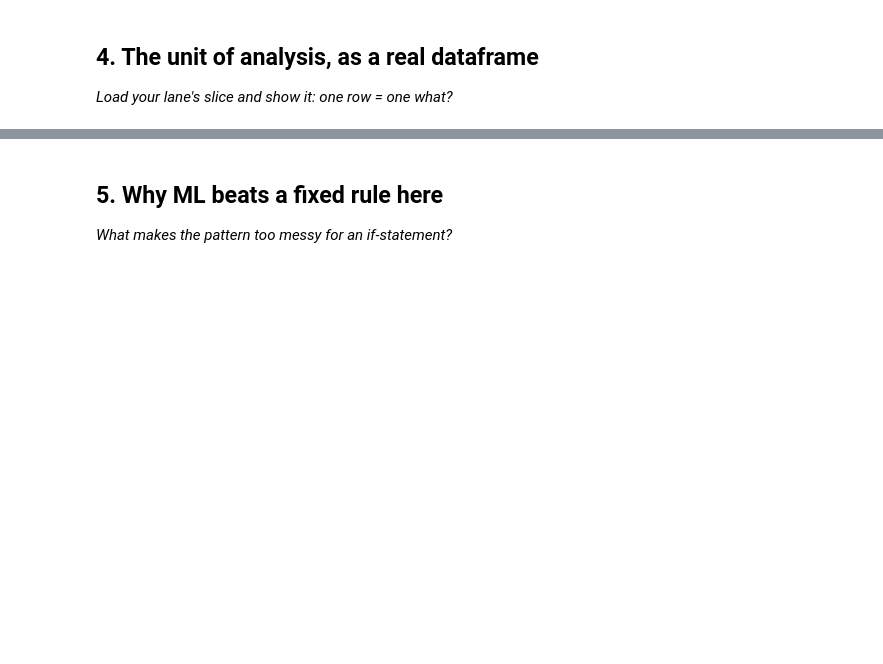
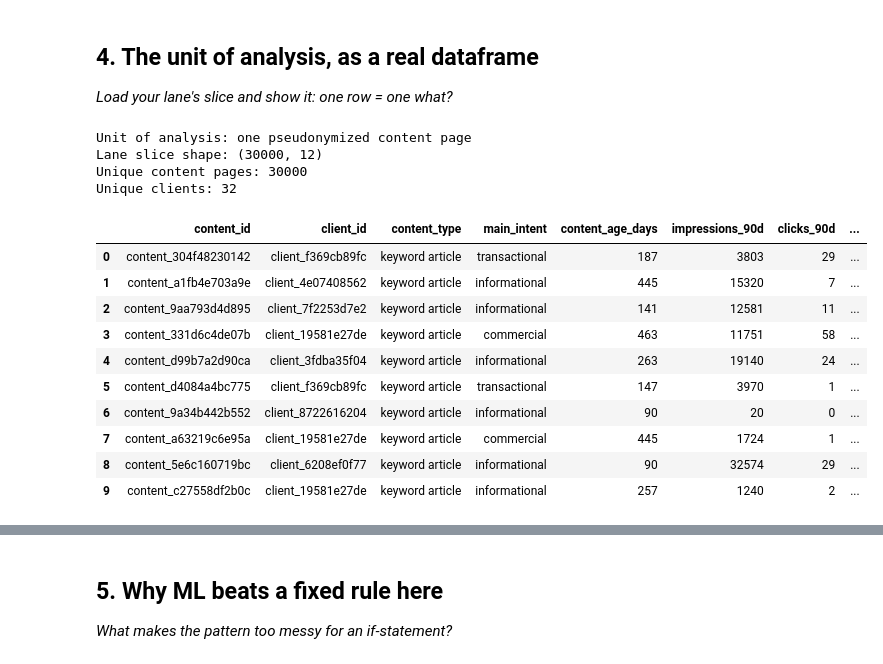
Before and after one commit to sunainakhatwani12/flyrank-ml-internship-sunaina, a Jupyter notebook: work/notebooks/w02_ml_task_framing.ipynb, the cells around one changed output, grey strips where cells are left out. Cells and saved outputs as stored; diff of their text form; code cells hidden in the pictures; blank space fills up the shorter version.

```diff
--- a/work/notebooks/w02_ml_task_framing.ipynb
+++ b/work/notebooks/w02_ml_task_framing.ipynb
@@ -36,0 +185,57 @@ This skeleton is yours to fill. Work the sections **in order** — each one has
+# %%
+# This cell is for CODE (numbers, a query, a check).
+# Write your text answer in the cell ABOVE this one — typing sentences here breaks Run All.
+# Create the lane's working slice.
+# One row represents one pseudonymized content page.
+
+lane_columns = [
+    "content_id",
+    "client_id",
+    "content_type",
+    "main_intent",
+    "content_age_days",
+    "impressions_90d",
+    "clicks_90d",
+    "sessions_90d",
+    "ctr",
+    "avg_position",
+    "engagement_rate",
+    "future_decline_proxy",
+]
+
+available_columns = [
+    column for column in lane_columns if column in df.columns
+]
+
+lane_df = (
+    df.loc[
+        (df["impressions_90d"].fillna(0) > 0)
+        & (df["content_age_days"].fillna(0) >= 90),
+        available_columns,
+    ]
+    .drop_duplicates(subset="content_id")
+    .copy()
+)
+
+print("Unit of analysis: one pseudonymized content page")
+print("Lane slice shape:", lane_df.shape)
+print("Unique content pages:", lane_df["content_id"].nunique())
+print("Unique clients:", lane_df["client_id"].nunique())
+
+lane_df.head(10)
+# %% [output]
+Unit of analysis: one pseudonymized content page
+Lane slice shape: (30000, 12)
+Unique content pages: 30000
+Unique clients: 32
+|  | content_id | client_id | content_type | main_intent | content_age_days | impressions_90d | clicks_90d | ... |
+| 0 | content_304f48230142 | client_f369cb89fc | keyword article | transactional | 187 | 3803 | 29 | ... |
+| 1 | content_a1fb4e703a9e | client_4e07408562 | keyword article | informational | 445 | 15320 | 7 | ... |
+| 2 | content_9aa793d4d895 | client_7f2253d7e2 | keyword article | informational | 141 | 12581 | 11 | ... |
+| 3 | content_331d6c4de07b | client_19581e27de | keyword article | commercial | 463 | 11751 | 58 | ... |
+| 4 | content_d99b7a2d90ca | client_3fdba35f04 | keyword article | informational | 263 | 19140 | 24 | ... |
+| 5 | content_d4084a4bc775 | client_f369cb89fc | keyword article | transactional | 147 | 3970 | 1 | ... |
+| 6 | content_9a34b442b552 | client_8722616204 | keyword article | informational | 90 | 20 | 0 | ... |
+| 7 | content_a63219c6e95a | client_19581e27de | keyword article | commercial | 445 | 1724 | 1 | ... |
+| 8 | content_5e6c160719bc | client_6208ef0f77 | keyword article | informational | 90 | 32574 | 29 | ... |
+| 9 | content_c27558df2b0c | client_19581e27de | keyword article | informational | 257 | 1240 | 2 | ... |
```
Also changed, not shown: parts of 13 cells of this notebook.
